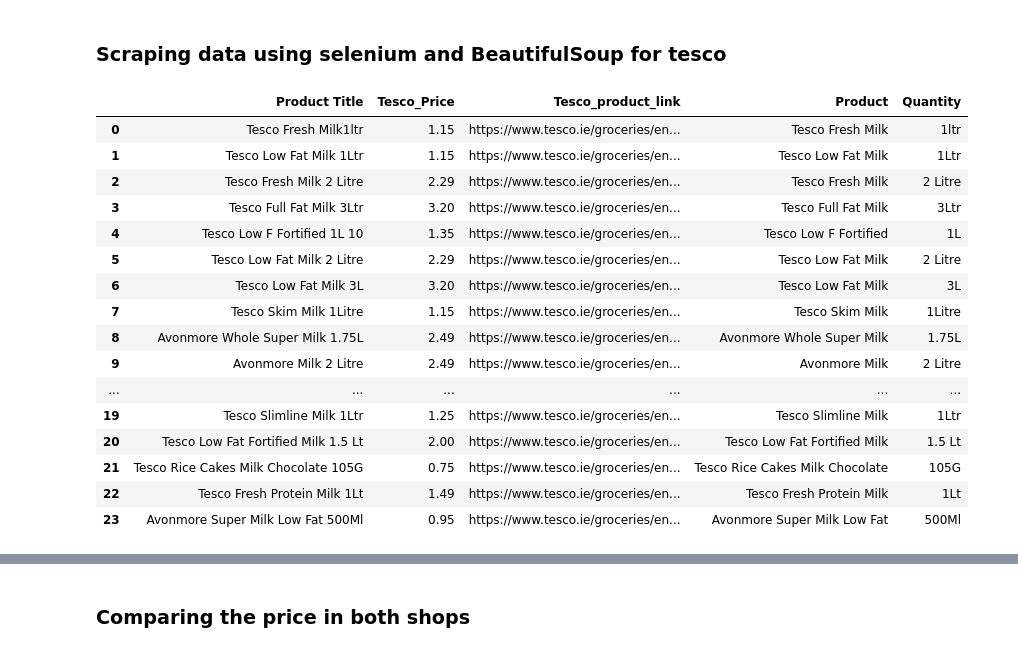
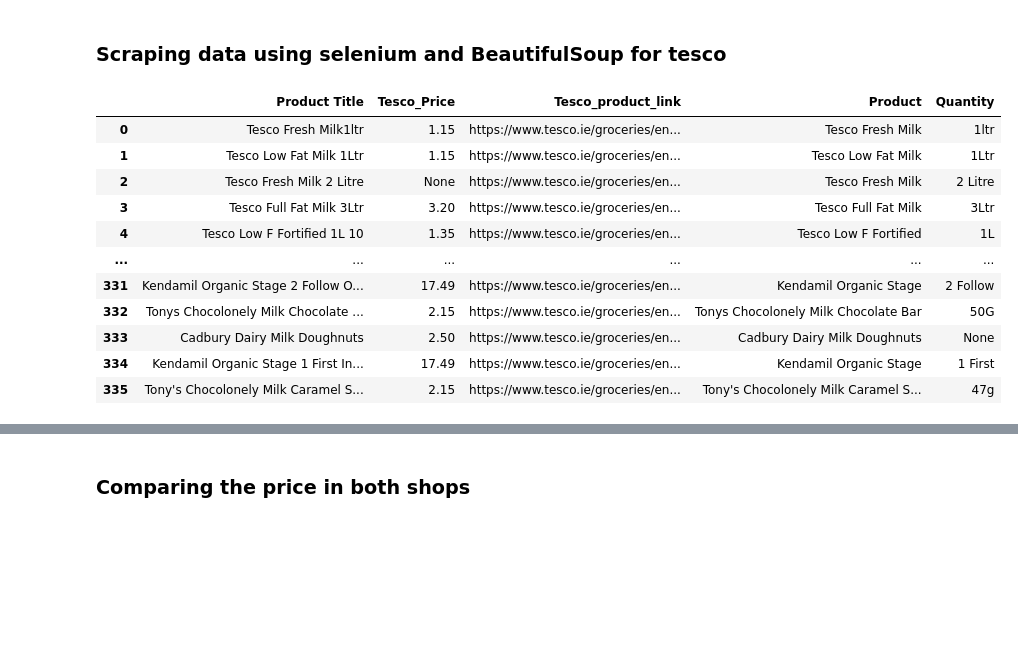
Before and after one commit to Akash2206/Python_CA2, a Jupyter notebook: Python_CA2_Akash_Satpute.ipynb, the cells around one changed output, grey strips where cells are left out. Saved outputs shown, nothing was run; the diff lists cells and outputs as text; code cells hidden in the pictures; blank space fills up the shorter version.

```diff
--- a/Python_CA2_Akash_Satpute.ipynb
+++ b/Python_CA2_Akash_Satpute.ipynb
@@ -22,9 +22,9 @@ product_info = soup.find("div", {"class": "product-count-info"}).text.strip().sp
 total_page_number = round(int(product_info[3])/int(product_info[1].split('-')[1]))
 # %%
 # Create an empty DataFrame
-result = pd.DataFrame()
+supervalu_df = pd.DataFrame()
 
-for page in range(1, total_page_number):
+for page in range(1, total_page_number+1):
     url = f"https://shop.supervalu.ie/shopping/search/allaisles?q=milk&page={page}"
     response = requests.get(url)
     soup = BeautifulSoup(response.text, "html.parser")
@@ -39,20 +39,20 @@ for page in range(1, total_page_number):
         product_data['SuperValu_product_link'] = product_link
 
         # Append the product data to the DataFrame
-        result = result.append(pd.json_normalize(product_data), ignore_index=True)
+        supervalu_df = supervalu_df.append(pd.json_normalize(product_data), ignore_index=True)
 
 # Split the name column into two columns
-result[['Product', 'Quantity']] = result['name'].str.split('(', n=1, expand=True)
+supervalu_df[['Product', 'Quantity']] = supervalu_df['name'].str.split('(', n=1, expand=True)
 
 # Remove the closing bracket from the quantity column
-result['Quantity'] = result['Quantity'].str.replace(')', '')
+supervalu_df['Quantity'] = supervalu_df['Quantity'].str.replace(')', '')
 
 # Remove any leading or trailing whitespace from the product and quantity columns
-result['Product'] = result['Product'].str.strip()
-result['Quantity'] = result['Quantity'].str.strip()
-result.rename(columns={'price': 'SuperValu_price'}, inplace=True)
+supervalu_df['Product'] = supervalu_df['Product'].str.strip()
+supervalu_df['Quantity'] = supervalu_df['Quantity'].str.strip()
+supervalu_df.rename(columns={'price': 'SuperValu_price'}, inplace=True)
 # Print the updated dataframe
-result
+supervalu_df
 # %% [output]
 |  | id | name | SuperValu_price | brand | category | SuperValu_product_link | Product | Quantity |
 | 0 | 1005787000 | Avonmore Fresh Milk (2 L) | 2.49 | Avonmore | Milk, Butter & Eggs | https://shop.supervalu.iehttps://... | Avonmore Fresh Milk | 2 L |
@@ -72,53 +72,62 @@ result
 # %%
 # Set up the Selenium driver
 service = Service("path/to/chromedriver")
 driver = webdriver.Chrome(service=service)
+tesco_df = pd.DataFrame()
 
-# Navigate to the Tesco grocery search page
+# Get the total number of page numbers
 driver.get("https://www.tesco.ie/groceries/en-IE/search?query=milk")
+html = driver.page_source
+soup = BeautifulSoup(html, "html.parser")
+page_info = soup.find("div", {"class": "pagination__items-displayed"}).text.strip().split()
+total_page_number = round(int(page_info[5])/int(page_info[3]))
 
-# Wait for the page to load and get the HTML
-wait = WebDriverWait(driver, 10)
-wait.until(EC.presence_of_element_located((By.XPATH, "//li[@class='product-list--list-item']")))
-html = driver.page_source
+for page in range(1, total_page_number+1):
+    # Navigate to the Tesco grocery search page
+    driver.get(f"https://www.tesco.ie/groceries/en-IE/search?query=milk&page={page}")
 
-# Parse the HTML with Beautiful Soup
-soup = BeautifulSoup(html, "html.parser")
-# Create an empty DataFrame
-df = pd.DataFrame(columns=['Product Title', 'Tesco_Price','Tesco_product_link'])
-# Find all product containers
-product_containers = soup.find_all("div", {"class": "product-details--wrapper"})
-for container in product_containers:
-    # Get the product title
-    product_title = container.find("span").text.strip()
-    # Extract the product link
-    product_link = f"https://www.tesco.ie{container.find('a')['href']}"
-    # Extract the product price
-    product_price = container.find("form").text.split('€')[1]
-    # Add the product title and price to the DataFrame
-    df = df.append({'Product Title': product_title, 'Tesco_Price': product_price,'Tesco_product_link' :product_link}, ignore_index=True)
+    # Wait for the page to load and get the HTML
+    wait = WebDriverWait(driver, 10)
+    wait.until(EC.presence_of_element_located((By.XPATH, "//li[@class='product-list--list-item']")))
+    html = driver.page_source
+
+    # Parse the HTML with Beautiful Soup
+    soup = BeautifulSoup(html, "html.parser")
+    # Create an empty DataFrame
+    df = pd.DataFrame(columns=['Product Title', 'Tesco_Price','Tesco_product_link'])
+    # Find all product containers
+    product_containers = soup.find_all("div", {"class": "product-details--wrapper"})
+    for container in product_containers:
+        # Get the product title
+        product_title = container.find("span").text.strip()
+        # Extract the product link
+        product_link = f"https://www.tesco.ie{container.find('a')['href']}"
+        # Extract the product price if it exists
+        product_price = None
+        if container.find("form"):
+            product_price = container.find("form").text.split('€')[1]
+        # Add the product title and price to the DataFrame
+        df = df.append({'Product Title': product_title, 'Tesco_Price': product_price,'Tesco_product_link' :product_link}, ignore_index=True)
 
 
-# extract the product name and quantity using regular expressions
-df['Product'] = df['Product Title'].apply(lambda x: re.findall(r'^[^\d]+', x)[0].strip())
-df['Quantity'] = df['Product Title'].apply(lambda x: re.findall(r'\d+(?:\.\d+)?\s*\w+', x)[0].strip())
+    # extract the product name and quantity using regular expressions
+    df['Product'] = df['Product Title'].apply(lambda x: re.findall(r'^[^\d]+', x)[0].strip())
+    df['Quantity'] = df['Product Title'].apply(lambda x: re.findall(r'\d+(?:\.\d+)?\s*\w+', x)[0].strip() if re.findall(r'\d+(?:\.\d+)?\s*\w+', x) else None)
 
-df
+     # Append the product data to the DataFrame
+    tesco_df = tesco_df.append(df, ignore_index=True)
+
+tesco_df
 # %% [output]
 |  | Product Title | Tesco_Price | Tesco_product_link | Product | Quantity |
 | 0 | Tesco Fresh Milk1ltr | 1.15 | https://www.tesco.ie/groceries/en... | Tesco Fresh Milk | 1ltr |
 | 1 | Tesco Low Fat Milk 1Ltr | 1.15 | https://www.tesco.ie/groceries/en... | Tesco Low Fat Milk | 1Ltr |
-| 2 | Tesco Fresh Milk 2 Litre | 2.29 | https://www.tesco.ie/groceries/en... | Tesco Fresh Milk | 2 Litre |
+| 2 | Tesco Fresh Milk 2 Litre | None | https://www.tesco.ie/groceries/en... | Tesco Fresh Milk | 2 Litre |
 | 3 | Tesco Full Fat Milk 3Ltr | 3.20 | https://www.tesco.ie/groceries/en... | Tesco Full Fat Milk | 3Ltr |
 | 4 | Tesco Low F Fortified 1L 10 | 1.35 | https://www.tesco.ie/groceries/en... | Tesco Low F Fortified | 1L |
-| 5 | Tesco Low Fat Milk 2 Litre | 2.29 | https://www.tesco.ie/groceries/en... | Tesco Low Fat Milk | 2 Litre |
-| 6 | Tesco Low Fat Milk 3L | 3.20 | https://www.tesco.ie/groceries/en... | Tesco Low Fat Milk | 3L |
-| 7 | Tesco Skim Milk 1Litre | 1.15 | https://www.tesco.ie/groceries/en... | Tesco Skim Milk | 1Litre |
-| 8 | Avonmore Whole Super Milk 1.75L | 2.49 | https://www.tesco.ie/groceries/en... | Avonmore Whole Super Milk | 1.75L |
-| 9 | Avonmore Milk 2 Litre | 2.49 | https://www.tesco.ie/groceries/en... | Avonmore Milk | 2 Litre |
 | ... | ... | ... | ... | ... | ... |
-| 19 | Tesco Slimline Milk 1Ltr | 1.25 | https://www.tesco.ie/groceries/en... | Tesco Slimline Milk | 1Ltr |
-| 20 | Tesco Low Fat Fortified Milk 1.5 Lt | 2.00 | https://www.tesco.ie/groceries/en... | Tesco Low Fat Fortified Milk | 1.5 Lt |
-| 21 | Tesco Rice Cakes Milk Chocolate 105G | 0.75 | https://www.tesco.ie/groceries/en... | Tesco Rice Cakes Milk Chocolate | 105G |
-| 22 | Tesco Fresh Protein Milk 1Lt | 1.49 | https://www.tesco.ie/groceries/en... | Tesco Fresh Protein Milk | 1Lt |
-| 23 | Avonmore Super Milk Low Fat 500Ml | 0.95 | https://www.tesco.ie/groceries/en... | Avonmore Super Milk Low Fat | 500Ml |
+| 331 | Kendamil Organic Stage 2 Follow O... | 17.49 | https://www.tesco.ie/groceries/en... | Kendamil Organic Stage | 2 Follow |
+| 332 | Tonys Chocolonely Milk Chocolate ... | 2.15 | https://www.tesco.ie/groceries/en... | Tonys Chocolonely Milk Chocolate Bar | 50G |
+| 333 | Cadbury Dairy Milk Doughnuts | 2.50 | https://www.tesco.ie/groceries/en... | Cadbury Dairy Milk Doughnuts | None |
+| 334 | Kendamil Organic Stage 1 First In... | 17.49 | https://www.tesco.ie/groceries/en... | Kendamil Organic Stage | 1 First |
+| 335 | Tony's Chocolonely Milk Caramel S... | 2.15 | https://www.tesco.ie/groceries/en... | Tony's Chocolonely Milk Caramel S... | 47g |
```
Also changed, not shown: parts of 6 cells of this notebook.
